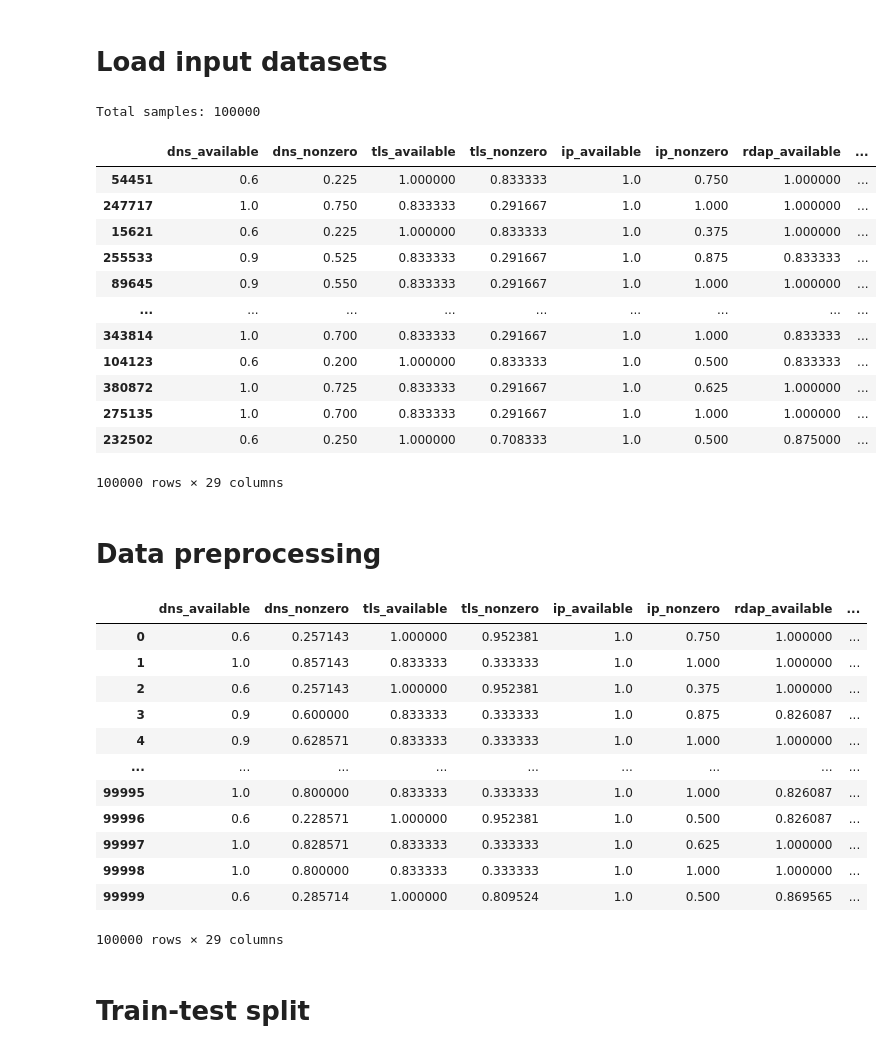
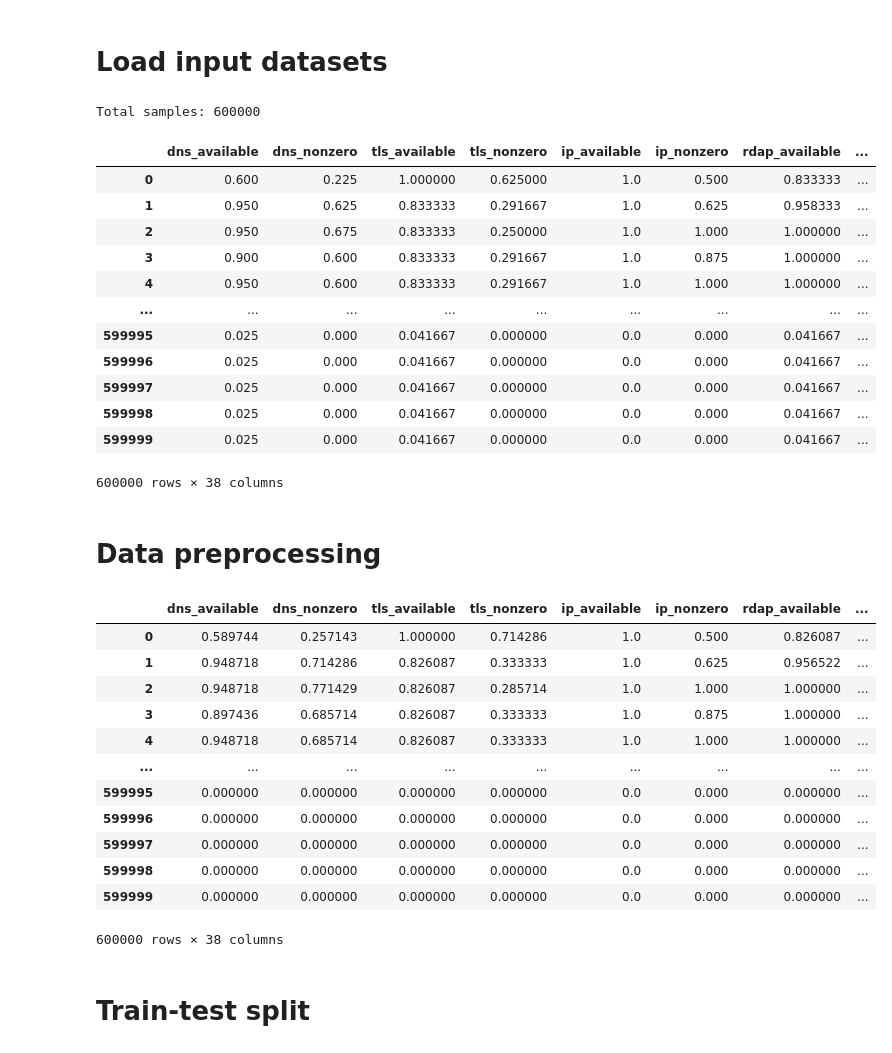
Before and after one commit to nesfit/domainradar-training, a Jupyter notebook: decision/decision_nn-train.ipynb, the cells around one changed output. Saved outputs shown, nothing was run; the diff lists cells and outputs as text; code cells hidden in the pictures.

```diff
--- a/decision/decision_nn-train.ipynb
+++ b/decision/decision_nn-train.ipynb
@@ -30,49 +30,49 @@ import pyarrow.parquet as pq
 import pandas as pd
 from pyarrow import Table
 
-df = pd.read_parquet('data/preliminary_results_x.parquet')
+df = pd.read_parquet('data/preliminary_results_2411.parquet')
 
 # IMPORTANT: set labels:
 df.loc[df['label'].str.startswith(('phishing', 'malware', 'misp', 'dga')), 'label'] = 'malign'
 df.loc[df['label'] != 'malign', 'label'] = 'benign'
 
 class_map = {"benign": 0, "malign": 1}
 
 # Handle NaNs
 df.fillna(-1, inplace=True)
 
 
 # SUBSAMPLE (OPTIONAL)
 subsample = 1.0 # 1.0 means no subsample
 if subsample < 1.0:
     df = df.sample(frac=subsample)
 
 # Drop the domain name column
 df.drop("domain_name", axis=1, inplace=True)
 
 labels = df['label'].apply(lambda x: class_map[x]) # y vector
 features = df.drop('label', axis=1).copy() # X matrix
 
 print(f"Total samples: {len(df)}")
 
 
 pd.set_option('display.max_columns', None)
 features
 # %% [output]
-Total samples: 100000
+Total samples: 600000
 |  | dns_available | dns_nonzero | tls_available | tls_nonzero | ip_available | ip_nonzero | rdap_available | ... |
-| 54451 | 0.6 | 0.225 | 1.000000 | 0.833333 | 1.0 | 0.750 | 1.000000 | ... |
-| 247717 | 1.0 | 0.750 | 0.833333 | 0.291667 | 1.0 | 1.000 | 1.000000 | ... |
-| 15621 | 0.6 | 0.225 | 1.000000 | 0.833333 | 1.0 | 0.375 | 1.000000 | ... |
-| 255533 | 0.9 | 0.525 | 0.833333 | 0.291667 | 1.0 | 0.875 | 0.833333 | ... |
-| 89645 | 0.9 | 0.550 | 0.833333 | 0.291667 | 1.0 | 1.000 | 1.000000 | ... |
+| 0 | 0.600 | 0.225 | 1.000000 | 0.625000 | 1.0 | 0.500 | 0.833333 | ... |
+| 1 | 0.950 | 0.625 | 0.833333 | 0.291667 | 1.0 | 0.625 | 0.958333 | ... |
+| 2 | 0.950 | 0.675 | 0.833333 | 0.250000 | 1.0 | 1.000 | 1.000000 | ... |
+| 3 | 0.900 | 0.600 | 0.833333 | 0.291667 | 1.0 | 0.875 | 1.000000 | ... |
+| 4 | 0.950 | 0.600 | 0.833333 | 0.291667 | 1.0 | 1.000 | 1.000000 | ... |
 | ... | ... | ... | ... | ... | ... | ... | ... | ... |
-| 343814 | 1.0 | 0.700 | 0.833333 | 0.291667 | 1.0 | 1.000 | 0.833333 | ... |
-| 104123 | 0.6 | 0.200 | 1.000000 | 0.833333 | 1.0 | 0.500 | 0.833333 | ... |
-| 380872 | 1.0 | 0.725 | 0.833333 | 0.291667 | 1.0 | 0.625 | 1.000000 | ... |
-| 275135 | 1.0 | 0.700 | 0.833333 | 0.291667 | 1.0 | 1.000 | 1.000000 | ... |
-| 232502 | 0.6 | 0.250 | 1.000000 | 0.708333 | 1.0 | 0.500 | 0.875000 | ... |
+| 599995 | 0.025 | 0.000 | 0.041667 | 0.000000 | 0.0 | 0.000 | 0.041667 | ... |
+| 599996 | 0.025 | 0.000 | 0.041667 | 0.000000 | 0.0 | 0.000 | 0.041667 | ... |
+| 599997 | 0.025 | 0.000 | 0.041667 | 0.000000 | 0.0 | 0.000 | 0.041667 | ... |
+| 599998 | 0.025 | 0.000 | 0.041667 | 0.000000 | 0.0 | 0.000 | 0.041667 | ... |
+| 599999 | 0.025 | 0.000 | 0.041667 | 0.000000 | 0.0 | 0.000 | 0.041667 | ... |
-100000 rows × 29 columns
+600000 rows × 38 columns
 # %% [markdown]
 # Data preprocessing
 # %%
@@ -91,18 +91,18 @@ pd.set_option('display.max_columns', None)
 features
 # %% [output]
 |  | dns_available | dns_nonzero | tls_available | tls_nonzero | ip_available | ip_nonzero | rdap_available | ... |
-| 0 | 0.6 | 0.257143 | 1.000000 | 0.952381 | 1.0 | 0.750 | 1.000000 | ... |
-| 1 | 1.0 | 0.857143 | 0.833333 | 0.333333 | 1.0 | 1.000 | 1.000000 | ... |
-| 2 | 0.6 | 0.257143 | 1.000000 | 0.952381 | 1.0 | 0.375 | 1.000000 | ... |
-| 3 | 0.9 | 0.600000 | 0.833333 | 0.333333 | 1.0 | 0.875 | 0.826087 | ... |
-| 4 | 0.9 | 0.628571 | 0.833333 | 0.333333 | 1.0 | 1.000 | 1.000000 | ... |
+| 0 | 0.589744 | 0.257143 | 1.000000 | 0.714286 | 1.0 | 0.500 | 0.826087 | ... |
+| 1 | 0.948718 | 0.714286 | 0.826087 | 0.333333 | 1.0 | 0.625 | 0.956522 | ... |
+| 2 | 0.948718 | 0.771429 | 0.826087 | 0.285714 | 1.0 | 1.000 | 1.000000 | ... |
+| 3 | 0.897436 | 0.685714 | 0.826087 | 0.333333 | 1.0 | 0.875 | 1.000000 | ... |
+| 4 | 0.948718 | 0.685714 | 0.826087 | 0.333333 | 1.0 | 1.000 | 1.000000 | ... |
 | ... | ... | ... | ... | ... | ... | ... | ... | ... |
-| 99995 | 1.0 | 0.800000 | 0.833333 | 0.333333 | 1.0 | 1.000 | 0.826087 | ... |
-| 99996 | 0.6 | 0.228571 | 1.000000 | 0.952381 | 1.0 | 0.500 | 0.826087 | ... |
-| 99997 | 1.0 | 0.828571 | 0.833333 | 0.333333 | 1.0 | 0.625 | 1.000000 | ... |
-| 99998 | 1.0 | 0.800000 | 0.833333 | 0.333333 | 1.0 | 1.000 | 1.000000 | ... |
-| 99999 | 0.6 | 0.285714 | 1.000000 | 0.809524 | 1.0 | 0.500 | 0.869565 | ... |
+| 599995 | 0.000000 | 0.000000 | 0.000000 | 0.000000 | 0.0 | 0.000 | 0.000000 | ... |
+| 599996 | 0.000000 | 0.000000 | 0.000000 | 0.000000 | 0.0 | 0.000 | 0.000000 | ... |
+| 599997 | 0.000000 | 0.000000 | 0.000000 | 0.000000 | 0.0 | 0.000 | 0.000000 | ... |
+| 599998 | 0.000000 | 0.000000 | 0.000000 | 0.000000 | 0.0 | 0.000 | 0.000000 | ... |
+| 599999 | 0.000000 | 0.000000 | 0.000000 | 0.000000 | 0.0 | 0.000 | 0.000000 | ... |
-100000 rows × 29 columns
+600000 rows × 38 columns
 # %% [markdown]
 # Train-test split
 # %%
```
Also changed, not shown: parts of 9 cells of this notebook.
